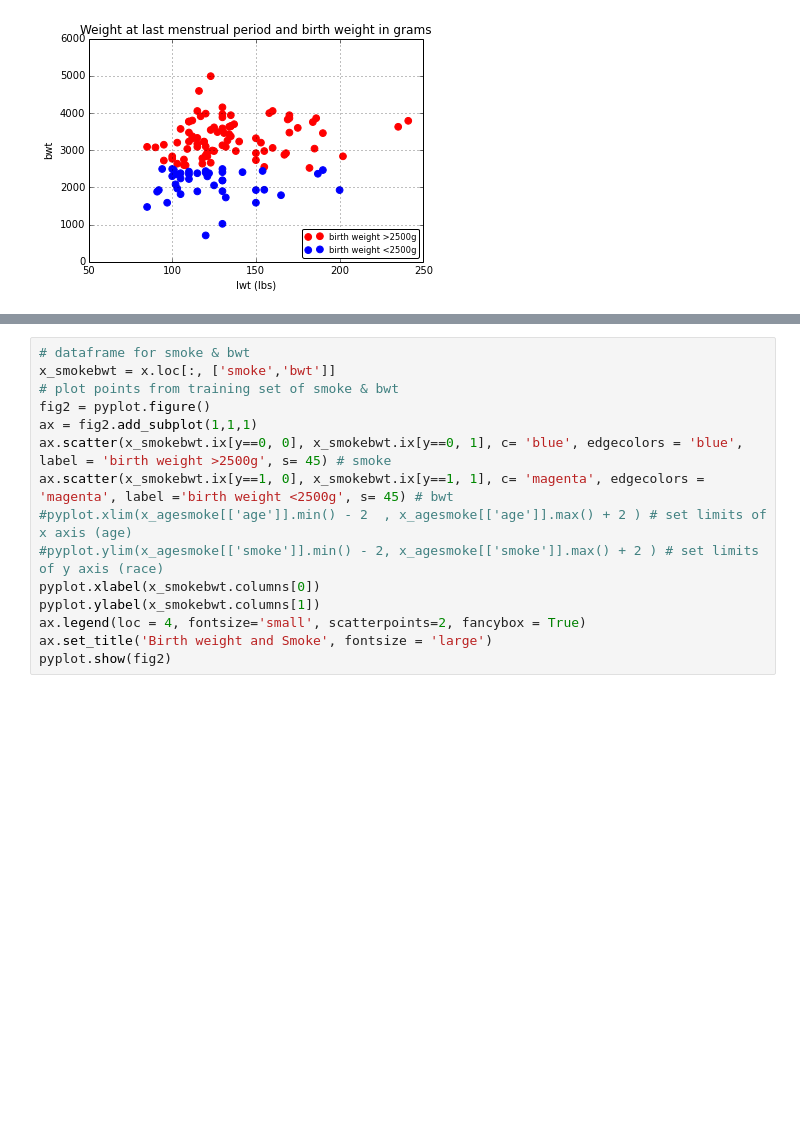
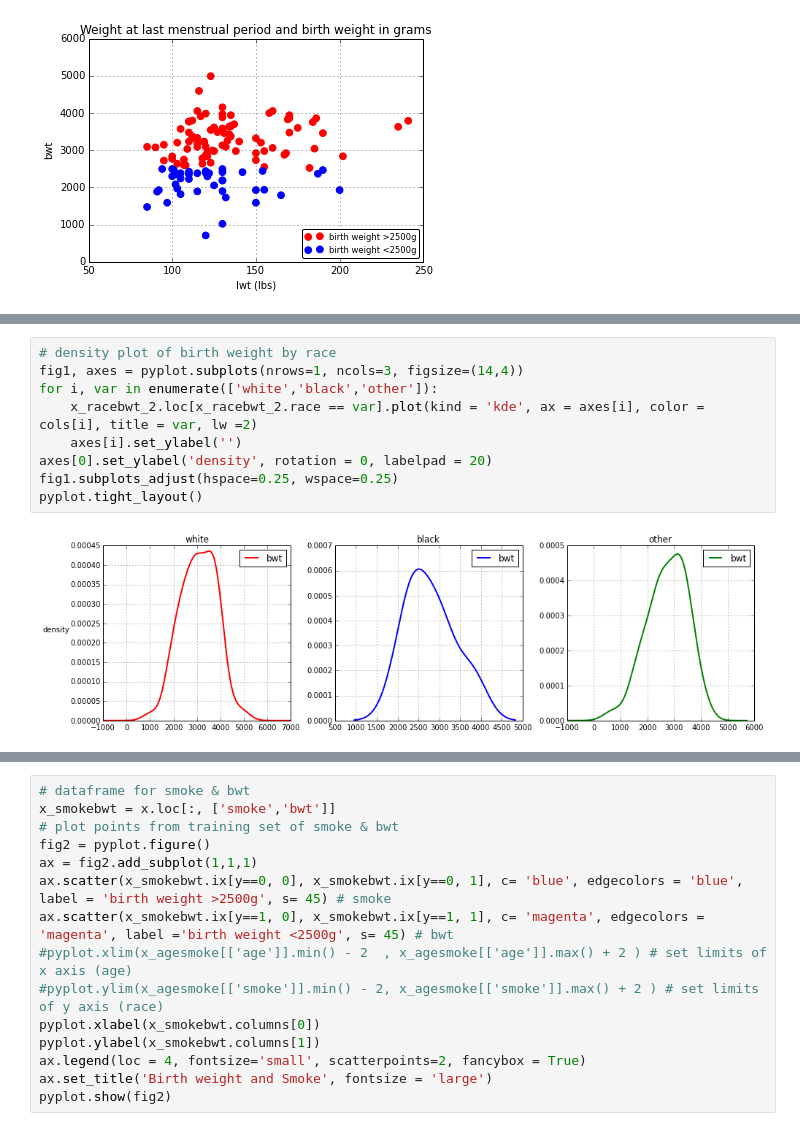
Before and after one commit to Gabya06/datascience, a Jupyter notebook: LogisticRegression/LogisticRegression-LowBirthWeight.ipynb, the cells around one changed output, grey strips where cells are left out. Saved outputs shown, nothing was run; the diff lists cells and outputs as text; blank space fills up the shorter version.

```diff
--- a/LogisticRegression/LogisticRegression-LowBirthWeight.ipynb
+++ b/LogisticRegression/LogisticRegression-LowBirthWeight.ipynb
@@ -381,0 +410,11 @@ other.plot(ax = axes[1,0], color ='y');axes[1,0].set_title("Other women"); axes[
+# %%
+# density plot of birth weight by race
+fig1, axes = pyplot.subplots(nrows=1, ncols=3, figsize=(14,4))
+for i, var in enumerate(['white','black','other']):
+    x_racebwt_2.loc[x_racebwt_2.race == var].plot(kind = 'kde', ax = axes[i], color = cols[i], title = var, lw =2)
+    axes[i].set_ylabel('')
+axes[0].set_ylabel('density', rotation = 0, labelpad = 20)
+fig1.subplots_adjust(hspace=0.25, wspace=0.25)
+pyplot.tight_layout()
+# %% [output]
+[figure, added]
```
Also changed, not shown: parts of 24 cells of this notebook.
